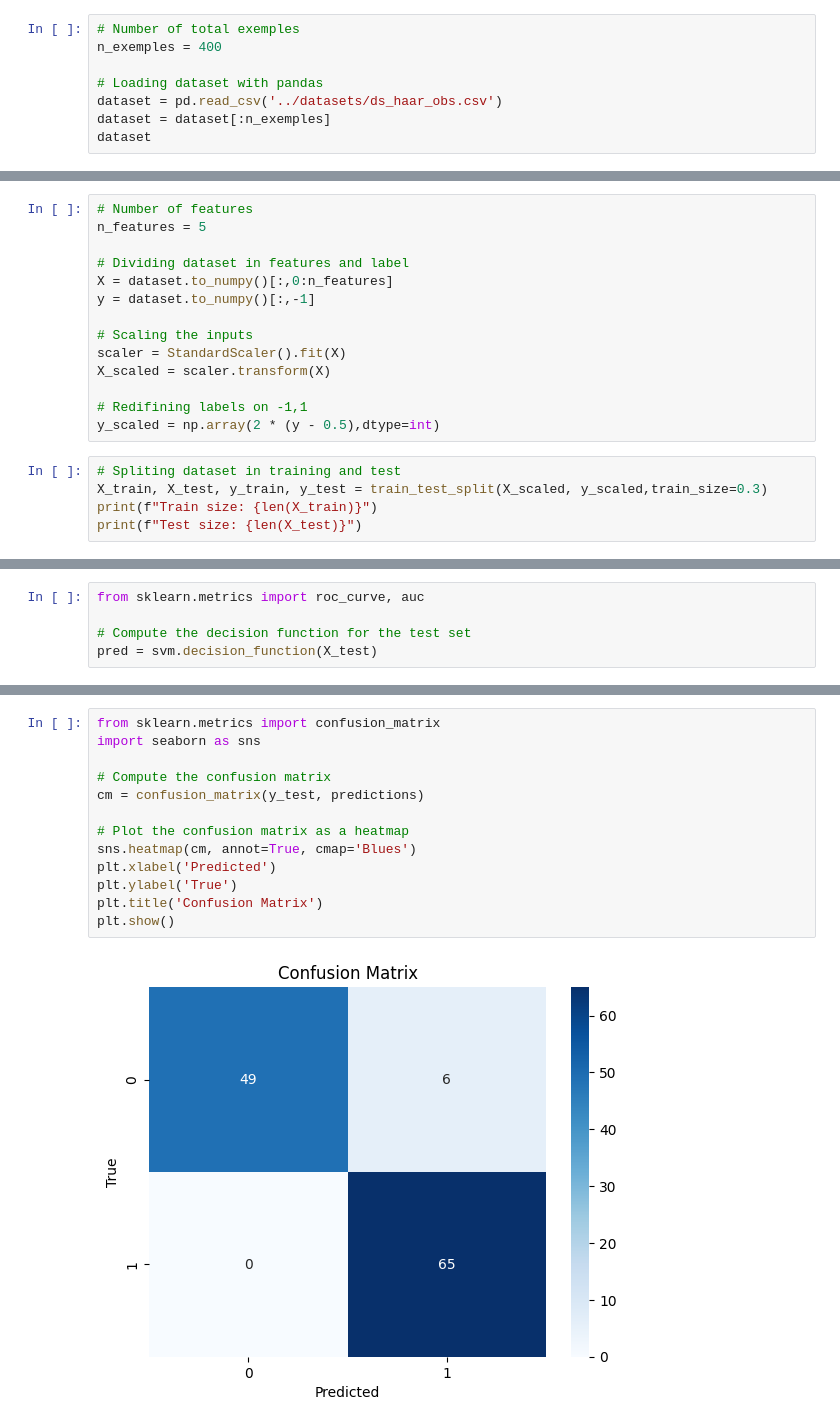
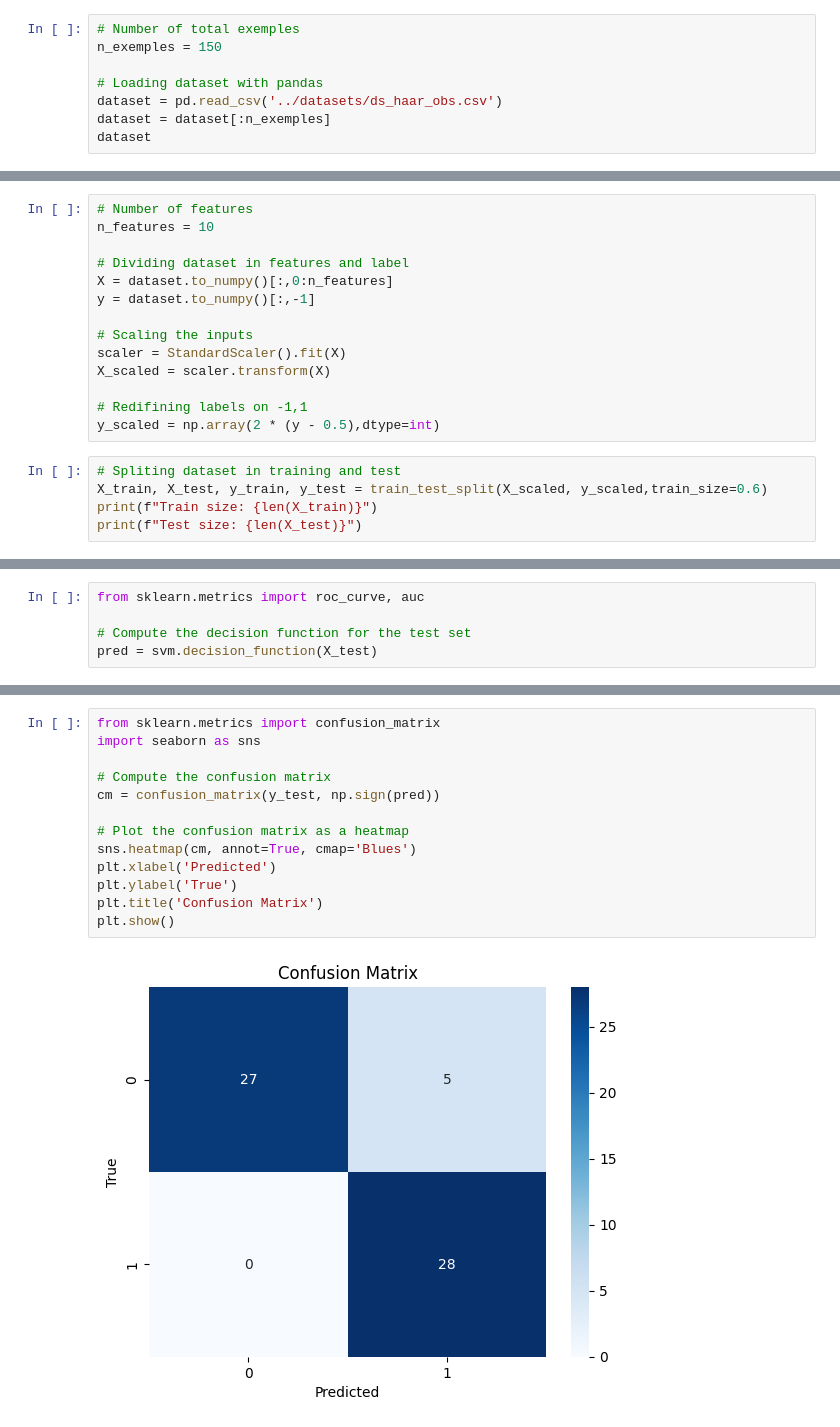
Before and after one commit to Brusa99/EntanglementDetectionQML, a Jupyter notebook: qsvm/qsvm_haar_obs_penny.ipynb, the cells around one changed output, grey strips where cells are left out. Drawn from its saved outputs; the diff is of its cells as text.

```diff
--- a/qsvm/qsvm_haar_obs_penny.ipynb
+++ b/qsvm/qsvm_haar_obs_penny.ipynb
@@ -25,7 +25,7 @@ np.random.seed(42)
 The features here are observables of a generated quantum state and the last column is the label telling us if the state is separable or entangled. To learn more about the generation of the various datasets we suggest to look at the `README` present in the datasets directory.
 # %%
 # Number of total exemples
-n_exemples = 400
+n_exemples = 150
 
 # Loading dataset with pandas
 dataset = pd.read_csv('../datasets/ds_haar_obs.csv')
@@ -48,6 +48,6 @@ dataset
 # %%
 # Number of features
-n_features = 5
+n_features = 10
 
 # Dividing dataset in features and label
 X = dataset.to_numpy()[:,0:n_features]
@@ -61,7 +61,7 @@ X_scaled = scaler.transform(X)
 y_scaled = np.array(2 * (y - 0.5),dtype=int)
 # %%
 # Spliting dataset in training and test
-X_train, X_test, y_train, y_test = train_test_split(X_scaled, y_scaled,train_size=0.3)
+X_train, X_test, y_train, y_test = train_test_split(X_scaled, y_scaled,train_size=0.6)
 print(f"Train size: {len(X_train)}")
 print(f"Test size: {len(X_test)}")
 # %% [output]
@@ -126,15 +127,15 @@ plt.show()
 # %%
 from sklearn.metrics import confusion_matrix
 import seaborn as sns
 
 # Compute the confusion matrix
-cm = confusion_matrix(y_test, predictions)
+cm = confusion_matrix(y_test, np.sign(pred))
 
 # Plot the confusion matrix as a heatmap
 sns.heatmap(cm, annot=True, cmap='Blues')
 plt.xlabel('Predicted')
 plt.ylabel('True')
 plt.title('Confusion Matrix')
 plt.show()
 # %% [output]
-[figure, old version]
+[figure, new version]
```
Also changed, not shown: parts of 10 cells of this notebook, 1 other file.
